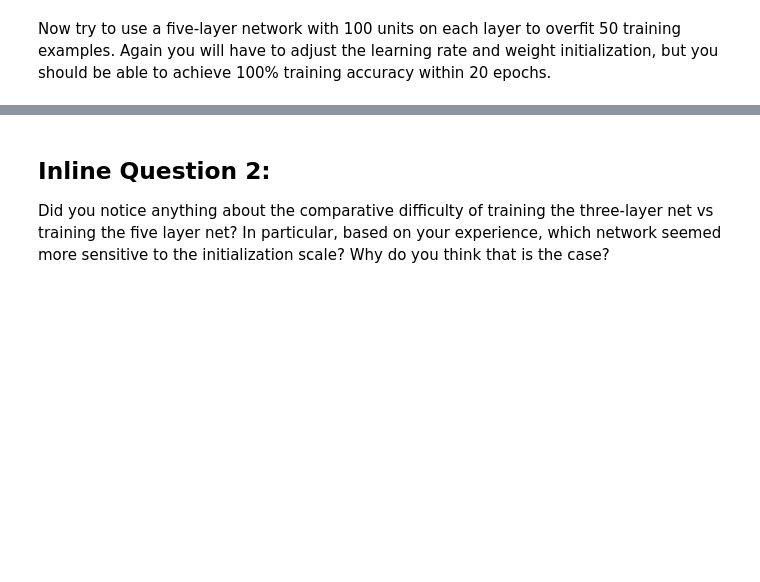
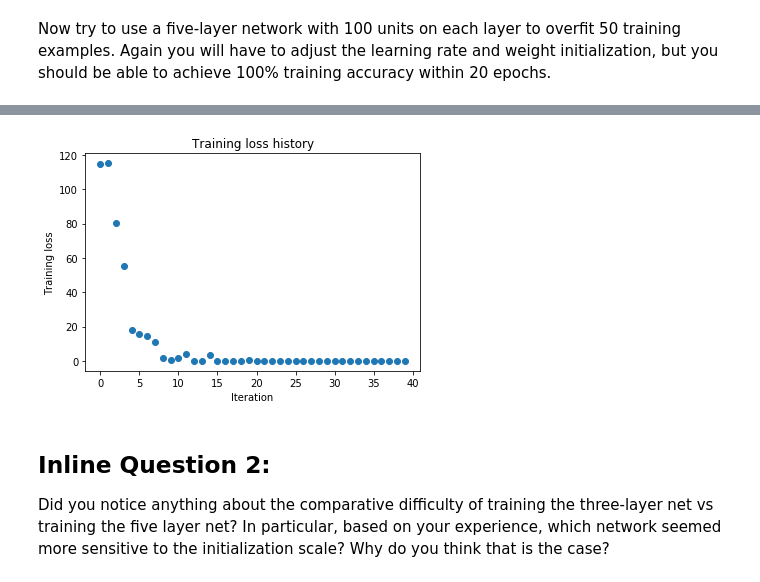
Before and after one commit to patrickbrus/DeepLearning, a Jupyter notebook: assignment2/FullyConnectedNets.ipynb, the cells around one changed output, grey strips where cells are left out. Saved outputs shown, nothing was run; the diff lists cells and outputs as text; code cells hidden in the pictures; blank space fills up the shorter version.

```diff
--- a/assignment2/FullyConnectedNets.ipynb
+++ b/assignment2/FullyConnectedNets.ipynb
@@ -438,8 +474,8 @@ small_data = {
   'y_val': data['y_val'],
 }
 
-learning_rate = 2e-3
-weight_scale = 1e-5
+learning_rate = 1e-3
+weight_scale = 1e-1
 model = FullyConnectedNet([100, 100, 100, 100],
                 weight_scale=weight_scale, dtype=np.float64)
 solver = Solver(model, small_data,
@@ -456,3 +492,4 @@ plt.title('Training loss history')
 plt.xlabel('Iteration')
 plt.ylabel('Training loss')
 plt.show()
+# %% [output]
@@ -459,3 +513,4 @@ plt.show()
+[figure, added]
 # %% [markdown]
 ## Inline Question 2:
 Did you notice anything about the comparative difficulty of training the three-layer net vs training the five layer net? In particular, based on your experience, which network seemed more sensitive to the initialization scale? Why do you think that is the case?
```
Also changed, not shown: parts of 3 cells of this notebook, 1 other file.
